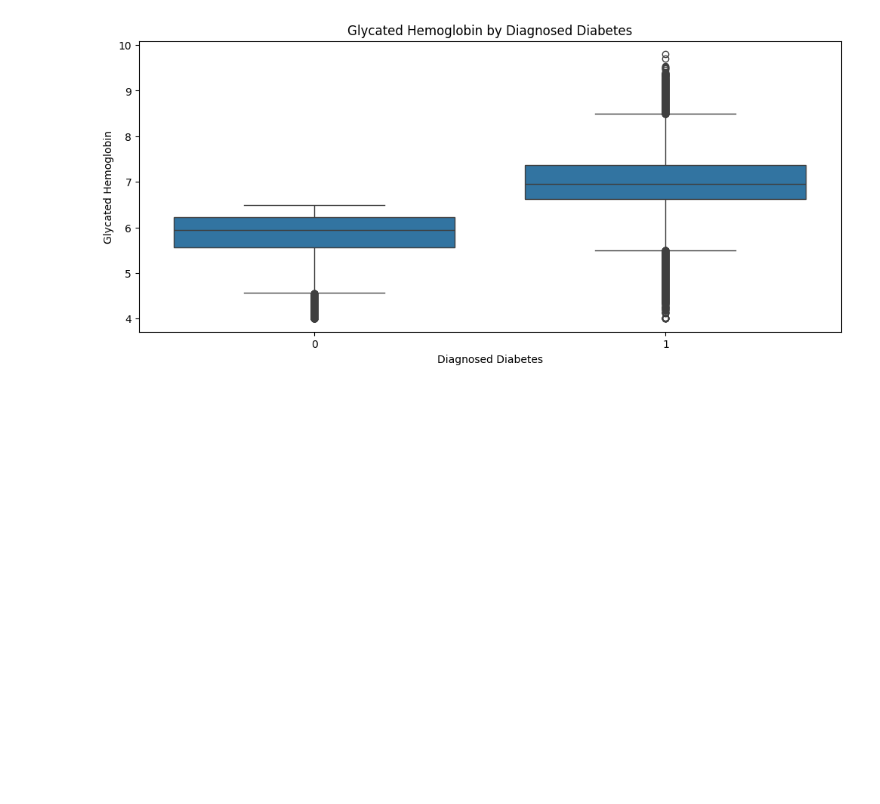
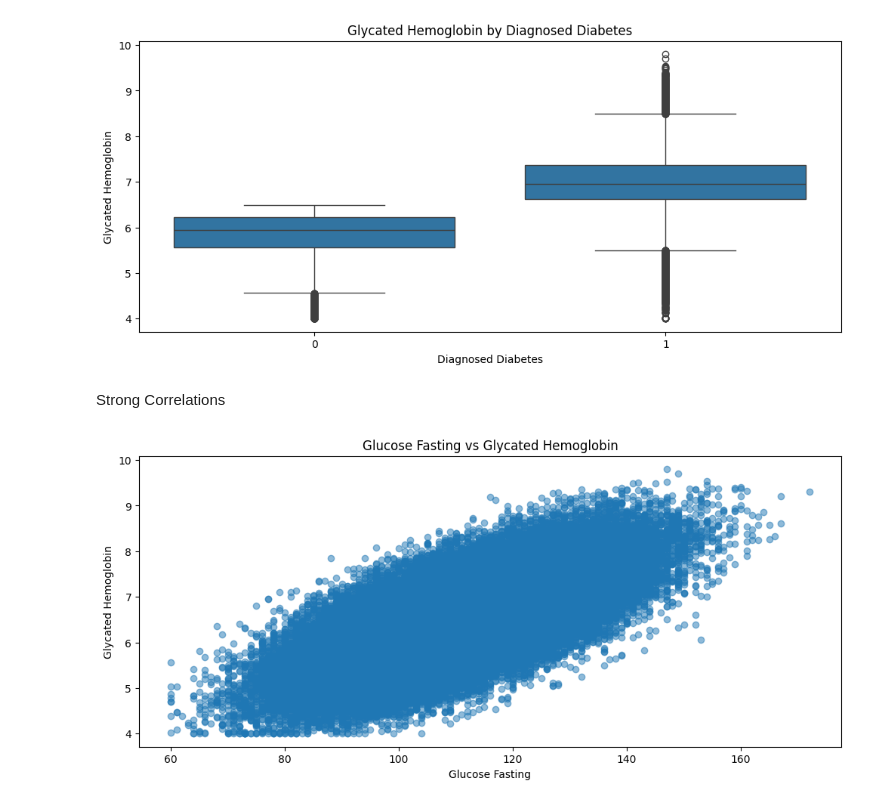
Before and after one commit to tpsilva22/teabetes, a Jupyter notebook: notebooks/correlations.ipynb, the cells around one changed output. Drawn from its saved outputs; the diff is of its cells as text; code cells hidden in the pictures; blank space fills up the shorter version.

Commit message:
feat: Create strong correlation's graphics

```diff
--- a/notebooks/correlations.ipynb
+++ b/notebooks/correlations.ipynb
@@ -155,3 +153,15 @@ plt.ylabel("Glycated Hemoglobin")
 plt.show()
 # %% [output]
 [figure]
+# %% [markdown]
+Strong Correlations
+# %%
+# Glucose Fasting vs HbA1c
+plt.figure(figsize=(12, 5))
+plt.scatter(diabetes["glucose_fasting"], diabetes["hba1c"], alpha=0.5)
+plt.title("Glucose Fasting vs Glycated Hemoglobin")
+plt.xlabel("Glucose Fasting")
+plt.ylabel("Glycated Hemoglobin")
+plt.show()
+# %% [output]
+[figure, added]
```
Also changed, not shown: parts of 4 cells of this notebook.
